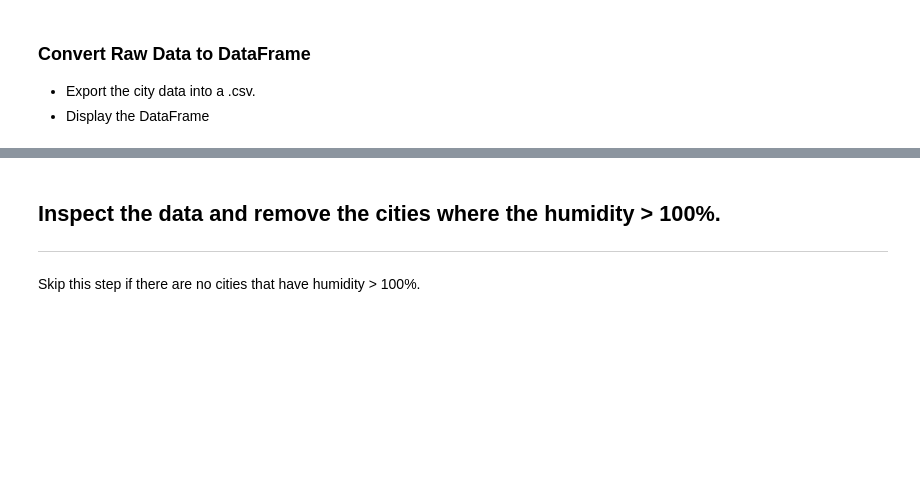
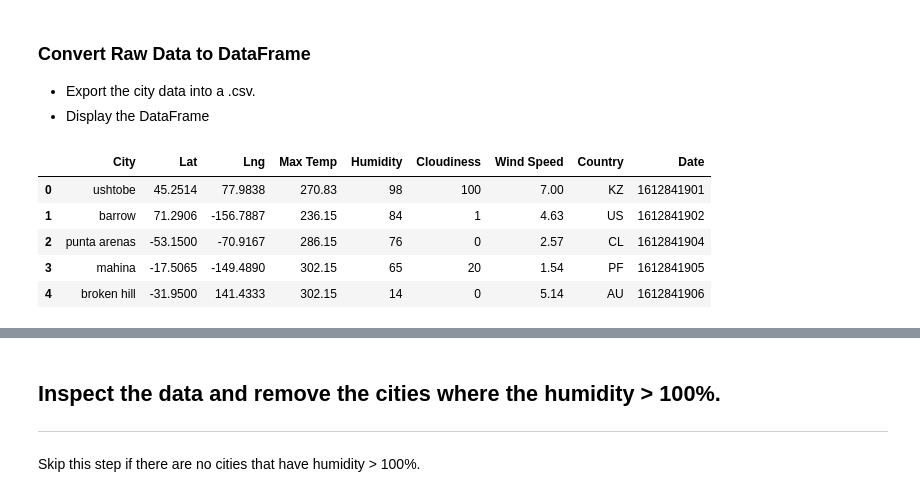
Before and after one commit to Ainash-Toleu/weather-analysis-api, a Jupyter notebook: WeatherPy/WeatherPy.ipynb, the cells around one changed output, grey strips where cells are left out. Cells and saved outputs as stored; diff of their text form; code cells hidden in the pictures; blank space fills up the shorter version.

```diff
--- a/WeatherPy/WeatherPy.ipynb
+++ b/WeatherPy/WeatherPy.ipynb
@@ -166,0 +165,9 @@ weather_df
+# %%
+weather_df.head()
+# %% [output]
+|  | City | Lat | Lng | Max Temp | Humidity | Cloudiness | Wind Speed | Country | Date |
+| 0 | ushtobe | 45.2514 | 77.9838 | 270.83 | 98 | 100 | 7.00 | KZ | 1612841901 |
+| 1 | barrow | 71.2906 | -156.7887 | 236.15 | 84 | 1 | 4.63 | US | 1612841902 |
+| 2 | punta arenas | -53.1500 | -70.9167 | 286.15 | 76 | 0 | 2.57 | CL | 1612841904 |
+| 3 | mahina | -17.5065 | -149.4890 | 302.15 | 65 | 20 | 1.54 | PF | 1612841905 |
+| 4 | broken hill | -31.9500 | 141.4333 | 302.15 | 14 | 0 | 5.14 | AU | 1612841906 |
```
Also changed, not shown: parts of 5 cells of this notebook, 1 other file.
